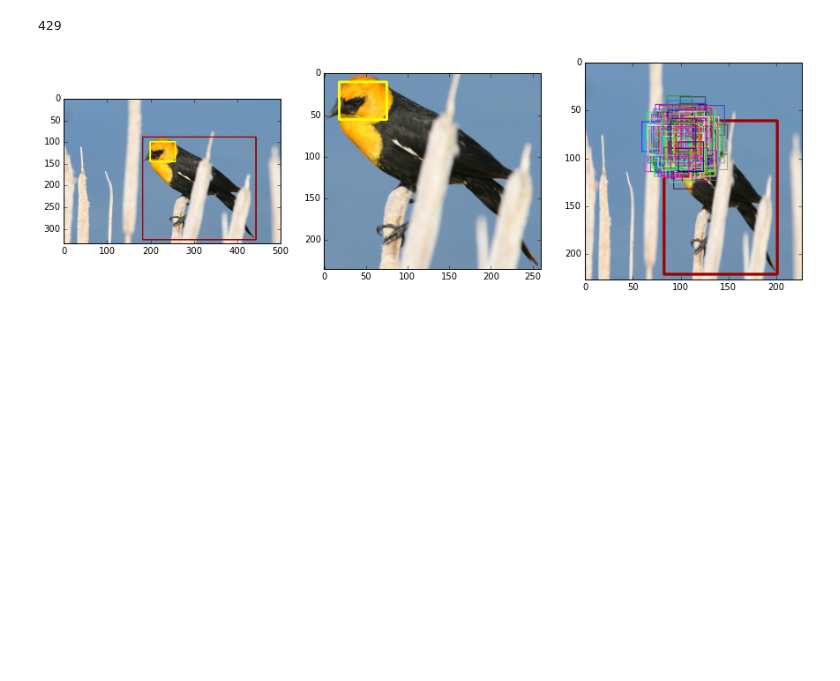
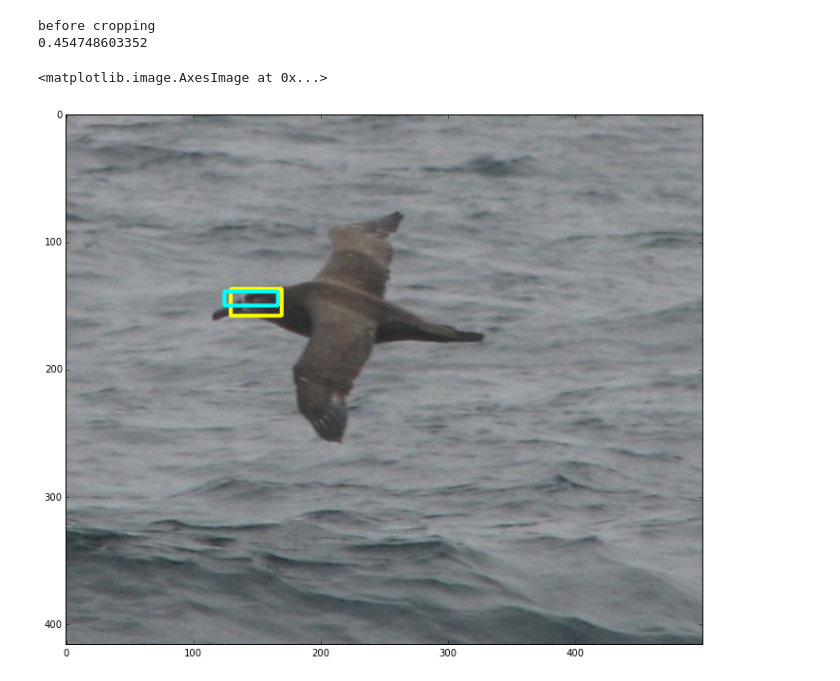
Before and after one commit to yassersouri/omgh, a Jupyter notebook: notebooks/Part Evaluation.ipynb, the cells around one changed output. Cells and saved outputs as stored; diff of their text form; code cells hidden in the pictures; blank space fills up the shorter version.

```diff
--- a/notebooks/Part Evaluation.ipynb
+++ b/notebooks/Part Evaluation.ipynb
@@ -32,52 +32,33 @@ BRGh.setup()
 
 BRGb = rects.BerkeleyRG(settings.BERKELEY_ANNOTATION_BASE_PATH, IDtrain, IDtest, 'bbox')
 BRGb.setup()
+
+SRGh = rects.SharifRG(cub, 'head', alpha=0.5)
+SRGh.setup()
-# %%
-img_id = 658
-
-fig = plt.figure(figsize=(15, 10))
-ax1 = fig.add_subplot(131)
-ax2 = fig.add_subplot(132)
-ax3 = fig.add_subplot(133)
-
-img = caffe.io.load_image(all_image_infos[img_id])
-img_r = cv2.resize(img, (227, 227))
-img_parts = cub_parts.for_image(img_id)
-img_bbox = bboxes[img_id - 1]
-
-rect_head = BRGh.generate(img_id)
-rect_bbox = BRGb.generate(img_id)
-
-only_body = rect_bbox.get_rect(img)
-
-rect_head.norm_for_bbox(img_bbox)
-only_body = rect_head.draw_rect(only_body, color=(1, 1, 0))
-rect_head.denorm_for_bbox(img_bbox)
-
-
-rect_head.norm_for_size(img.shape, 227)
-rect_bbox.norm_for_size(img.shape, 227)
-img_r = rect_head.draw_rect(img_r, color=(1, 1, 0))
-img_r = rect_bbox.draw_rect(img_r)
-
-S = 0
-for i in range(1000):
-    rect_head_copy = rect_head.copy()
-    rect_head_copy.add_noise(center_std=10, dimension_std=0)
-    img_r = rect_head_copy.draw_rect(img_r, color=(np.random.rand(), np.random.rand(), np.random.rand()), width=1)
-    S += rect_head_copy.evalPCP(rect_head, img_r.shape, thresh=0.4)
-
-rect_head.denorm_for_size(img.shape, 227)
-rect_bbox.denorm_for_size(img.shape, 227)
-
-img = rect_head.draw_rect(img, color=(1, 1, 0))
-img = rect_bbox.draw_rect(img)
-
-ax1.imshow(img)
-ax2.imshow(only_body)
-ax3.imshow(img_r)
-
-print S
-# %% [output]
-429
-[figure, removed]
+# %%
+img_id = 9
+
+fig = plt.figure(figsize=(15, 10))
+ax1 = fig.add_subplot(111)
+
+img = caffe.io.load_image(all_image_infos[img_id])
+img_r = cv2.resize(img, (227, 227))
+img_parts = cub_parts.for_image(img_id)
+img_bbox = bboxes[img_id - 1]
+
+rect_head_b = BRGh.generate(img_id)
+rect_head_s = SRGh.generate(img_id, img.shape)
+rect_head_s.add_noise(center_std=5, dimension_std=5)
+
+img = rect_head_b.draw_rect(img, color=(1, 1, 0))
+img = rect_head_s.draw_rect(img, color=(0, 1, 1))
+
+print 'before cropping'
+print rect_head_s.evalIOU(rect_head_b, img.shape)
+
+ax1.imshow(img)
+# %% [output]
+before cropping
+0.454748603352
+<matplotlib.image.AxesImage at 0x...>
+[figure, added]
```
Also changed, not shown: parts of 1 cell of this notebook, 1 other file.
